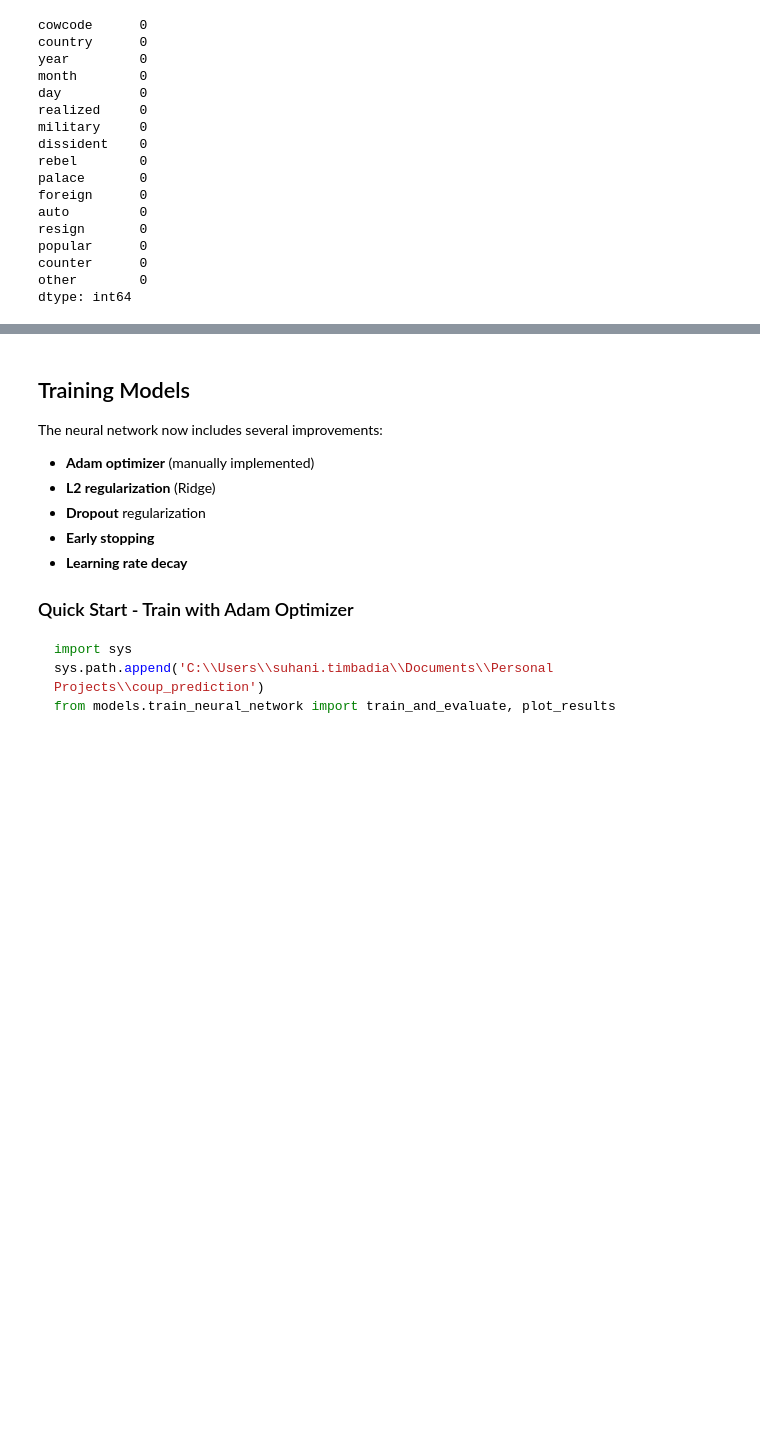
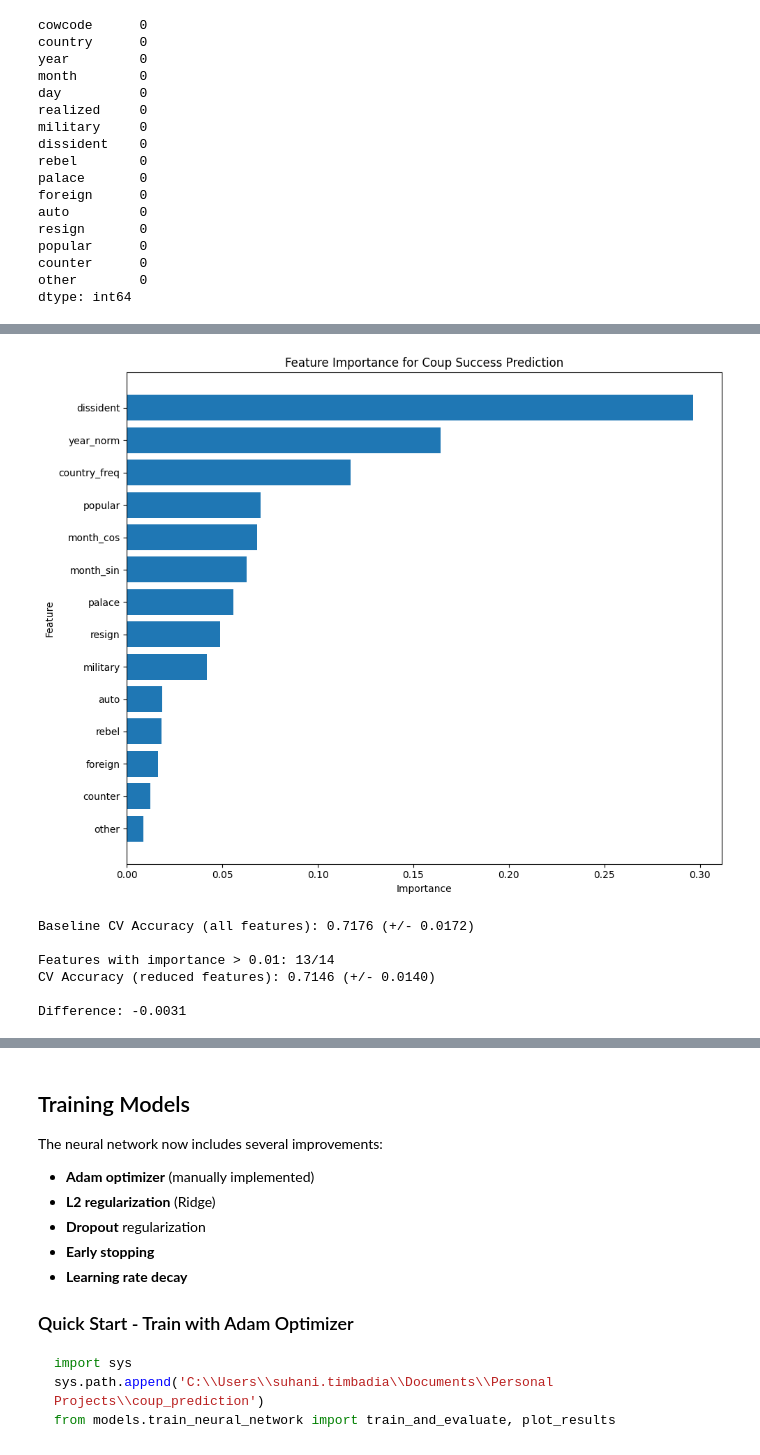
Before and after one commit to suhani8338/coup_prediction_model, a Jupyter notebook: notebooks/eda.ipynb, the cells around one changed output, grey strips where cells are left out. Drawn from its saved outputs; the diff is of its cells as text; code cells hidden in the pictures; blank space fills up the shorter version.

```diff
--- a/notebooks/eda.ipynb
+++ b/notebooks/eda.ipynb
@@ -205,9 +208,20 @@ df = df.drop(columns=[c for c in ["country", "cowcode"] if c in df.columns])
 if "year" in df.columns:
     df = df.drop(columns=["year"])
 # %%
-X = df.drop(columns=["realized"])
+# Prepare features and target - REMOVE DATA LEAKAGE VARIABLES
+# Variables that are outcome-dependent (not true predictors):
+outcome_vars = ['unrealized', 'conspiracy', 'attempt']
+
+X = df.drop(columns=["realized"] + [c for c in outcome_vars if c in df.columns])
 y = df["realized"]
 
-print("X shape:", X.shape)
-print("y shape:", y.shape)
+print("=" * 70)
+print("FEATURE AND TARGET PREPARATION")
+print("=" * 70)
+print(f"Total features (clean): {X.shape[1]}")
+print(f"Total samples: {X.shape[0]}")
+print(f"Target variable: realized (success=1, failure=0)")
+print(f"\nRemoved outcome-dependent variables: {[v for v in outcome_vars if v in df.columns]}")
+print(f"\nFeatures used: {list(X.columns)}")
+print("=" * 70)
 # %% [output]
@@ -232,0 +360,48 @@ X.describe()
+# %%
+# Better alternative to correlation: Feature Importance using Random Forest
+from sklearn.ensemble import RandomForestClassifier
+from sklearn.model_selection import cross_val_score
+
+# Train a simple Random Forest to assess feature importance
+rf = RandomForestClassifier(n_estimators=100, random_state=42, max_depth=10)
+rf.fit(X, y)
+
+# Get feature importances
+feature_importance = pd.DataFrame({
+    'feature': X.columns,
+    'importance': rf.feature_importances_
+}).sort_values('importance', ascending=False)
+
+print("=" * 60)
+print("FEATURE IMPORTANCE (Random Forest)")
+print("=" * 60)
+print(feature_importance.to_string(index=False))
+print("\n" + "=" * 60)
+
+# Visualize feature importance
+plt.figure(figsize=(10, 8))
+plt.barh(feature_importance['feature'], feature_importance['importance'])
+plt.xlabel('Importance')
+plt.ylabel('Feature')
+plt.title('Feature Importance for Coup Success Prediction')
+plt.gca().invert_yaxis()
+plt.tight_layout()
+plt.show()
+
+# Cross-validation score with all features
+cv_scores_all = cross_val_score(rf, X, y, cv=5, scoring='accuracy')
+print(f"\nBaseline CV Accuracy (all features): {cv_scores_all.mean():.4f} (+/- {cv_scores_all.std():.4f})")
+
+# Test removing low importance features
+low_importance_threshold = 0.01
+features_to_keep = feature_importance[feature_importance['importance'] > low_importance_threshold]['feature'].tolist()
+print(f"\nFeatures with importance > {low_importance_threshold}: {len(features_to_keep)}/{len(X.columns)}")
+
+if len(features_to_keep) < len(X.columns):
+    X_reduced = X[features_to_keep]
+    cv_scores_reduced = cross_val_score(rf, X_reduced, y, cv=5, scoring='accuracy')
+    print(f"CV Accuracy (reduced features): {cv_scores_reduced.mean():.4f} (+/- {cv_scores_reduced.std():.4f})")
+    print(f"\nDifference: {cv_scores_reduced.mean() - cv_scores_all.mean():.4f}")
+else:
+    print("\nAll features meet the importance threshold.")
+# %% [output]
@@ -232,0 +428,7 @@ X.describe()
+[figure, added]
+Baseline CV Accuracy (all features): 0.7176 (+/- 0.0172)
+
+Features with importance > 0.01: 13/14
+CV Accuracy (reduced features): 0.7146 (+/- 0.0140)
+
+Difference: -0.0031
```
Also changed, not shown: parts of 13 cells of this notebook, 5 other files.
